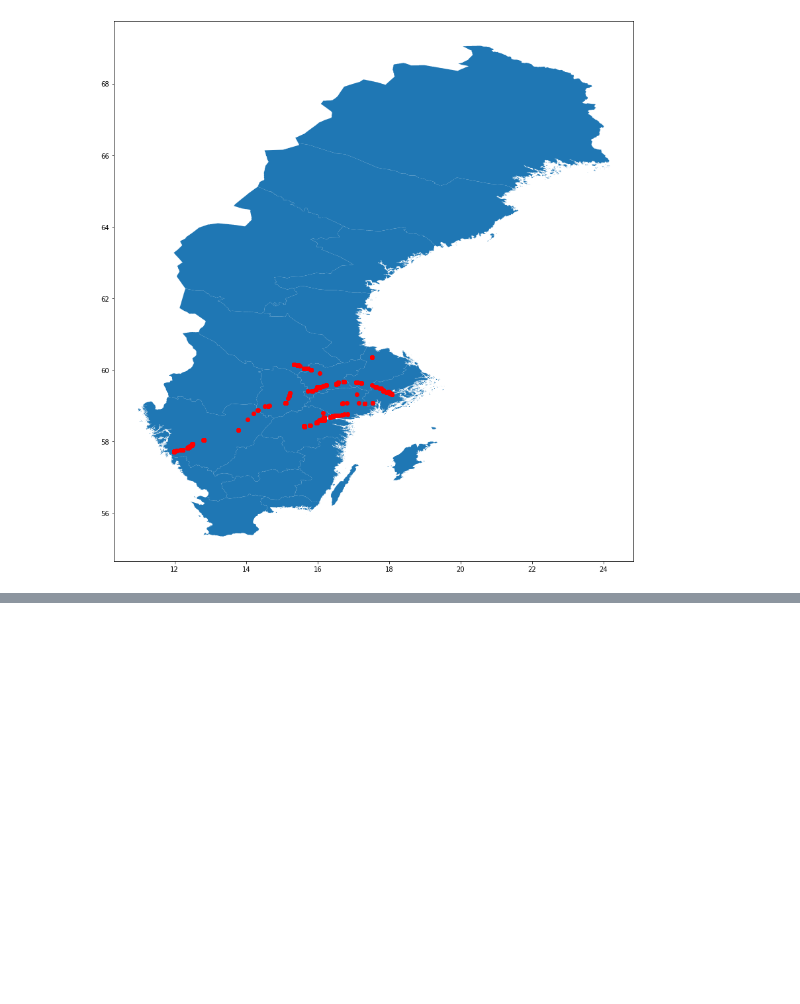
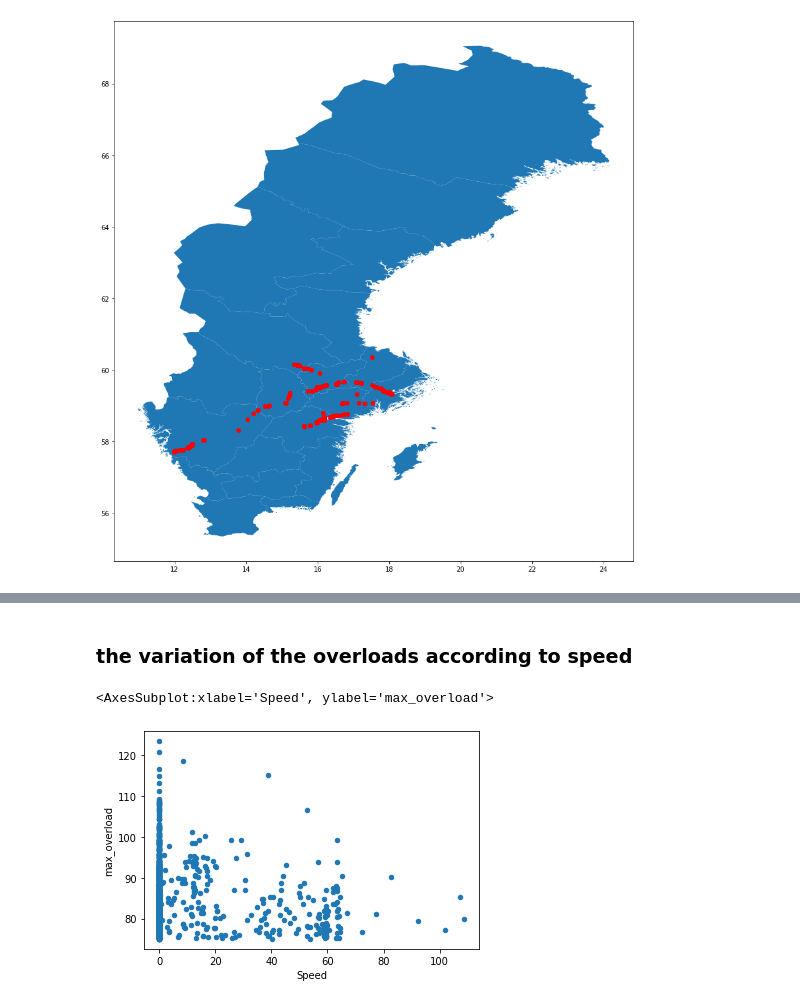
Before and after one commit to OmidSa75/Data_scinece-Smartset-overloads-PoliMI, a Jupyter notebook: main.ipynb, the cells around one changed output, grey strips where cells are left out. Cells and saved outputs as stored; diff of their text form; code cells hidden in the pictures; blank space fills up the shorter version.

Commit message:
♻️ add important df

```diff
--- a/main.ipynb
+++ b/main.ipynb
@@ -359,0 +332,7 @@ gdf = gpd.GeoDataFrame(df1,)
+# %% [markdown]
+### the variation of the overloads according to speed
+# %%
+important_nodes_df.plot.scatter('Speed', 'max_overload')
+# %% [output]
+<AxesSubplot:xlabel='Speed', ylabel='max_overload'>
+[figure, added]
```
Also changed, not shown: parts of 9 cells of this notebook.
